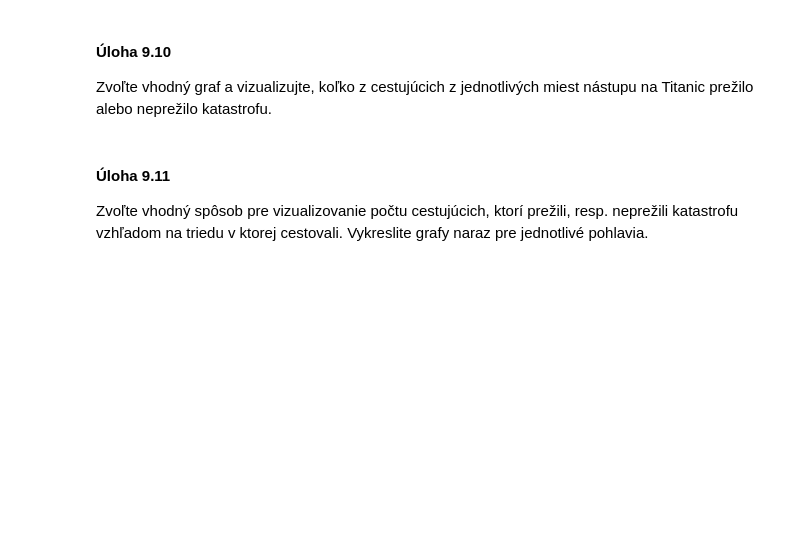
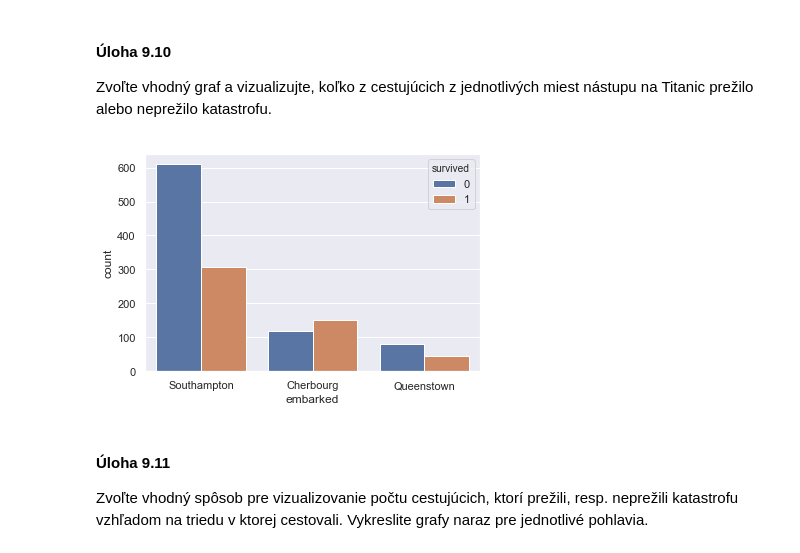
Before and after one commit to Konkolova/WDA, a Jupyter notebook: 9/notebooks/titanic2.ipynb, the cells around one changed output. Drawn from its saved outputs; the diff is of its cells as text; code cells hidden in the pictures; blank space fills up the shorter version.

```diff
--- a/9/notebooks/titanic2.ipynb
+++ b/9/notebooks/titanic2.ipynb
@@ -84,3 +84,7 @@ Zvoľte vhodný graf a vizualizujte, koľko z cestujúcich z jednotlivých miest
+# %%
+g = sns.countplot(x="embarked", data=titanic, hue="survived")
+# %% [output]
+[figure, added]
 # %% [markdown]
 #### Úloha 9.11
 
```
Also changed, not shown: parts of 13 cells of this notebook, 5 other files.
